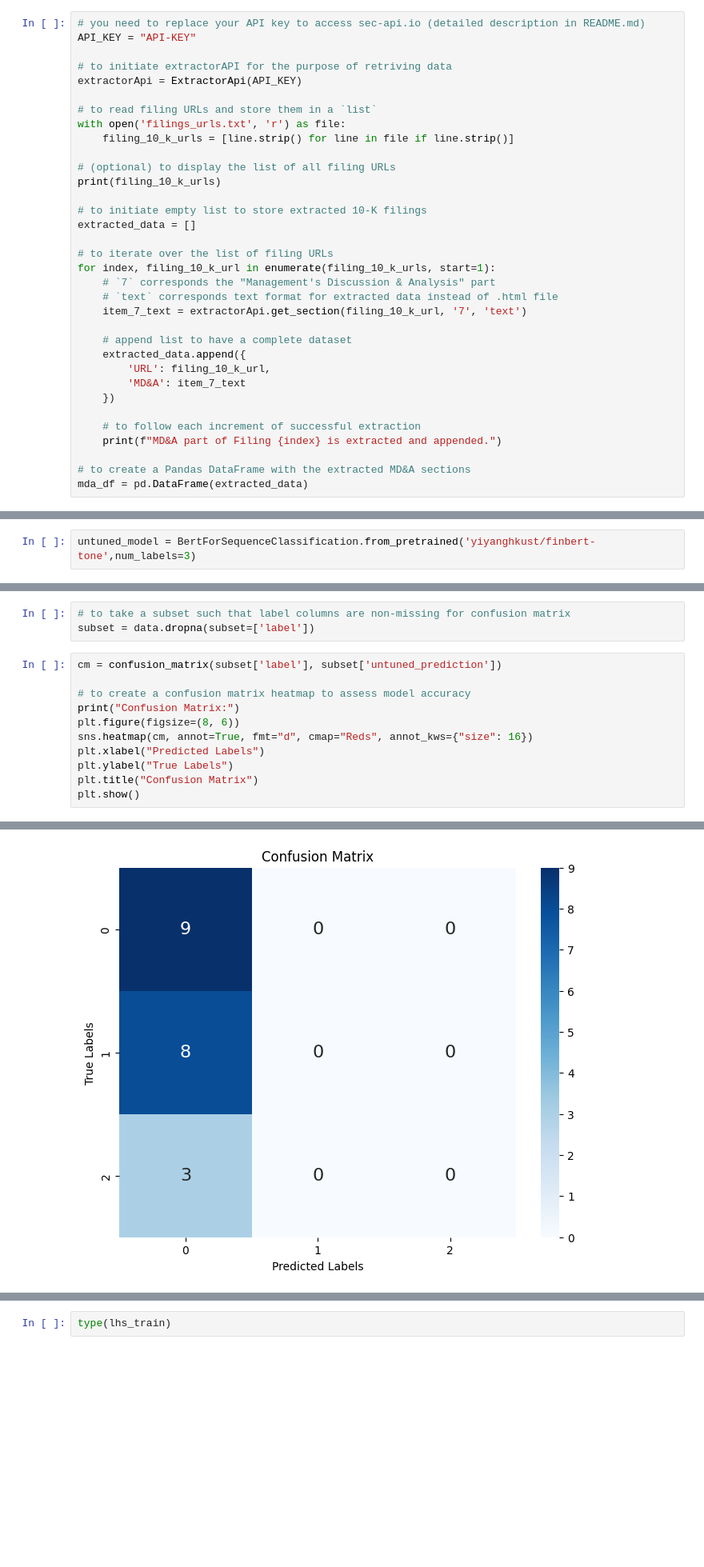
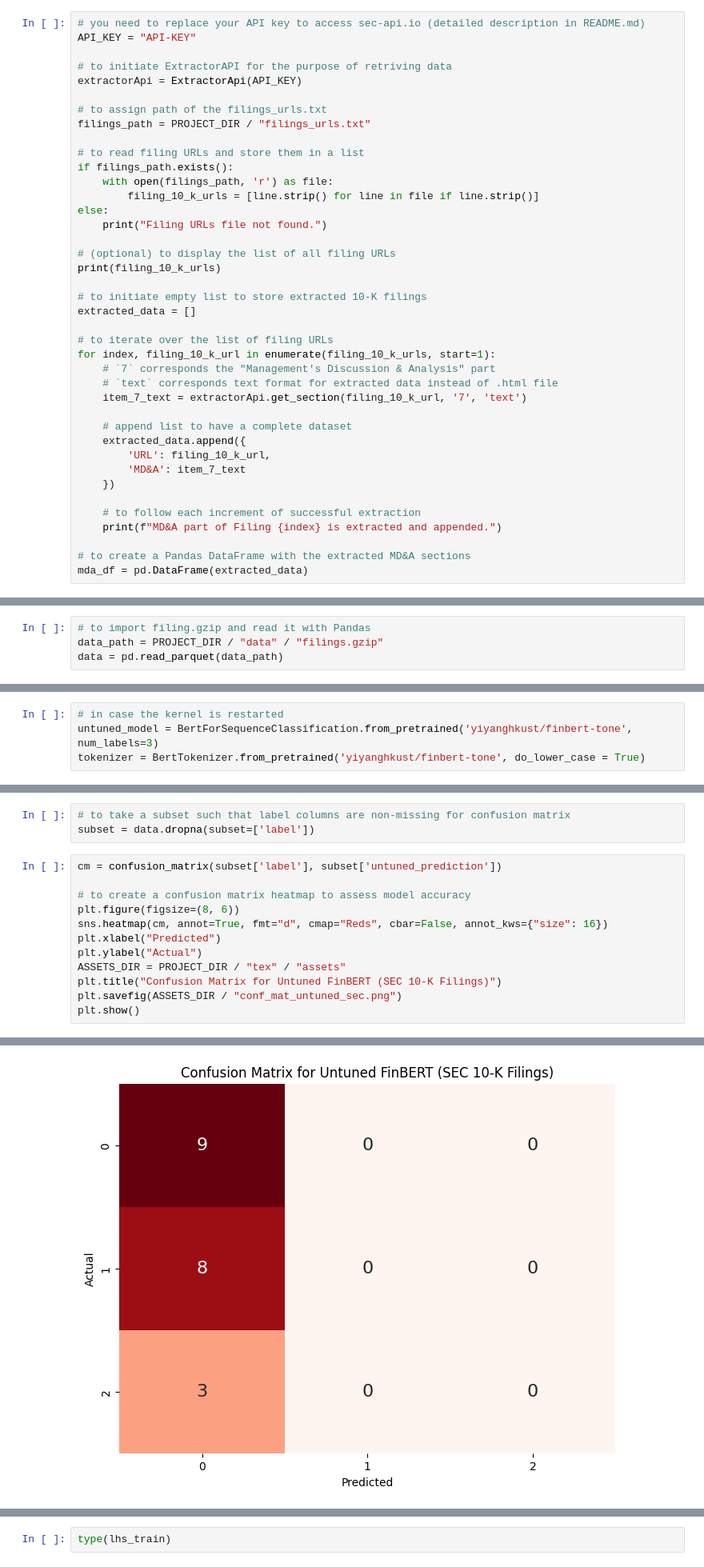
Before and after one commit to yildirimalper/sec-10k-filings-text-analysis, a Jupyter notebook: FinBERT.ipynb, the cells around one changed output, grey strips where cells are left out. Shown: that part at 80% size. Drawn from its saved outputs; the diff is of its cells as text; blank space fills up the shorter version.

Commit message:
final revisions to project

```diff
--- a/FinBERT.ipynb
+++ b/FinBERT.ipynb
@@ -91,12 +319,18 @@ This code chunk here is presented for demonstration, without a valid API key, it
 # you need to replace your API key to access sec-api.io (detailed description in README.md)
 API_KEY = "API-KEY"
 
-# to initiate extractorAPI for the purpose of retriving data
+# to initiate ExtractorAPI for the purpose of retriving data
 extractorApi = ExtractorApi(API_KEY)
 
-# to read filing URLs and store them in a `list`
-with open('filings_urls.txt', 'r') as file:
-    filing_10_k_urls = [line.strip() for line in file if line.strip()]
+# to assign path of the filings_urls.txt
+filings_path = PROJECT_DIR / "filings_urls.txt"
+
+# to read filing URLs and store them in a list
+if filings_path.exists():
+    with open(filings_path, 'r') as file:
+        filing_10_k_urls = [line.strip() for line in file if line.strip()]
+else:
+    print("Filing URLs file not found.")
 
 # (optional) to display the list of all filing URLs
 print(filing_10_k_urls)
@@ -458,2 +620,6 @@ data = pd.read_parquet("../data/filings.gzip")
+# %%
+# to import filing.gzip and read it with Pandas
+data_path = PROJECT_DIR / "data" / "filings.gzip"
+data = pd.read_parquet(data_path)
 # %% [markdown]
 ***
@@ -506,7 +628,9 @@ def get_input_ids_and_attention_mask_chunk(tokens):
 
 #### 3.1.1. Untuned FinBERT on SEC 10-K Filings <a class="anchor" id="untuned1"></a>
 # %%
-untuned_model = BertForSequenceClassification.from_pretrained('yiyanghkust/finbert-tone',num_labels=3)
+# in case the kernel is restarted
+untuned_model = BertForSequenceClassification.from_pretrained('yiyanghkust/finbert-tone', num_labels=3)
+tokenizer = BertTokenizer.from_pretrained('yiyanghkust/finbert-tone', do_lower_case = True)
 # %%
 # a for loop through each row in data
 for index, row in data.iterrows():
@@ -571,11 +695,12 @@ subset = data.dropna(subset=['label'])
 cm = confusion_matrix(subset['label'], subset['untuned_prediction'])
 
 # to create a confusion matrix heatmap to assess model accuracy
-print("Confusion Matrix:")
 plt.figure(figsize=(8, 6))
-sns.heatmap(cm, annot=True, fmt="d", cmap="Reds", annot_kws={"size": 16})
-plt.xlabel("Predicted Labels")
-plt.ylabel("True Labels")
-plt.title("Confusion Matrix")
+sns.heatmap(cm, annot=True, fmt="d", cmap="Reds", cbar=False, annot_kws={"size": 16})
+plt.xlabel("Predicted")
+plt.ylabel("Actual")
+ASSETS_DIR = PROJECT_DIR / "tex" / "assets"
+plt.title("Confusion Matrix for Untuned FinBERT (SEC 10-K Filings)")
+plt.savefig(ASSETS_DIR / "conf_mat_untuned_sec.png")
 plt.show()
 # %% [output]
@@ -583,4 +707,4 @@ Confusion Matrix:
-[figure, old version]
+[figure, new version]
 # %%
 # to create a classification report to assess model accuracy
 report = classification_report(subset['label'], subset['untuned_prediction'])
```
Also changed, not shown: parts of 62 cells of this notebook, 7 other files.
